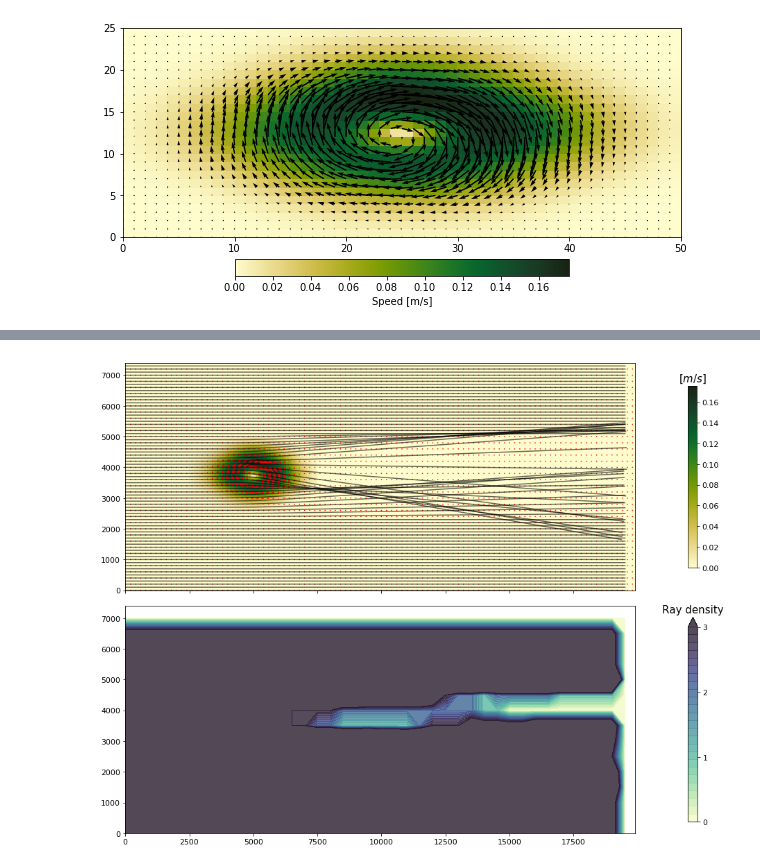
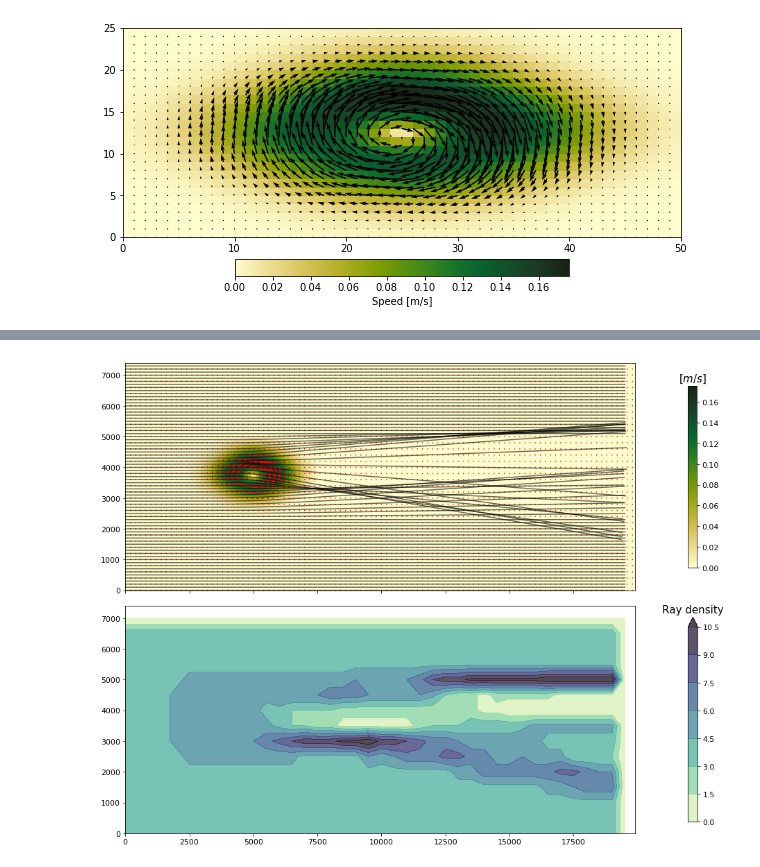
Before and after one commit to hevgyrt/ocean_wave_tracing, a Jupyter notebook: test_eddy.ipynb, the cells around one changed output, grey strips where cells are left out. Saved outputs shown, nothing was run; the diff lists cells and outputs as text; code cells hidden in the pictures.

```diff
--- a/test_eddy.ipynb
+++ b/test_eddy.ipynb
@@ -92,6 +83,6 @@ wt = Wave_tracing_FE(uu, vv, nny, nnx, nt,T,dx,dy, wave_period, theta0,nb_wave_r
 wt.set_initial_condition()
 wt.solve()
 
-x_rd,y_rd,hm = wt.ray_density(5,5)
+x_rd,y_rd,hm = wt.ray_density(5,5, plot=True)
 # %% [output]
 T=0.6944444444444444h
@@ -98,30 +90,32 @@ T=0.6944444444444444h
 # %%
 # PLOTTING
+
+vorticity = wt.dvdx-wt.dudy
+
 fs=15
 fig,ax = plt.subplots(nrows=2,figsize=(14,10),sharex=True,sharey=True)
 pc=ax[0].pcolormesh(yy,xx,speed,cmap=cmocean.cm.speed)
 qu=ax[0].quiver(yy[::2],xx[::2],uu[::2,::2],vv[::2,::2],color='r', scale=12)
 
 for i in range(0,wt.nb_wave_rays):
     ax[0].plot(wt.xr[i,:],wt.yr[i,:],'-k',alpha=0.6)
 ax[0].set_xlim([X0,XN])
 ax[0].set_ylim([Y0,YN])
 
-levels = np.linspace(0,3,26)
 density = ax[1].contourf(x_rd,y_rd,hm,extend='max',
-                         cmap=cmocean.cm.deep,alpha=0.8, levels=levels)
+                         cmap=cmocean.cm.deep,alpha=0.8)
 
 
 
 cb0 = fig.colorbar(pc,ax=ax[0],orientation='vertical',extend='neither',shrink=0.8, pad=0.08)
 cb0.ax.set_title(r'$[m/s]$',fontsize=fs)
-cb1 = fig.colorbar(density,ax=ax[1],orientation='vertical',shrink=0.9, pad=0.08, ticks=[0, 1, 2, 3, 4, 5 ])
+cb1 = fig.colorbar(density,ax=ax[1],orientation='vertical',shrink=0.9, pad=0.08)
 cb1.ax.set_title(r'Ray density',fontsize=fs)
 
 fig.tight_layout()
 ax[0].tick_params(axis='both',labelsize=fs-4)
 ax[1].tick_params(axis='both',labelsize=fs-4)
 cb0.ax.tick_params(labelsize=fs-4)
 cb1.ax.tick_params(labelsize=fs-4)
 # %% [output]
-[figure, old version]
+[figure, new version]
```
Also changed, not shown: parts of 4 cells of this notebook.
